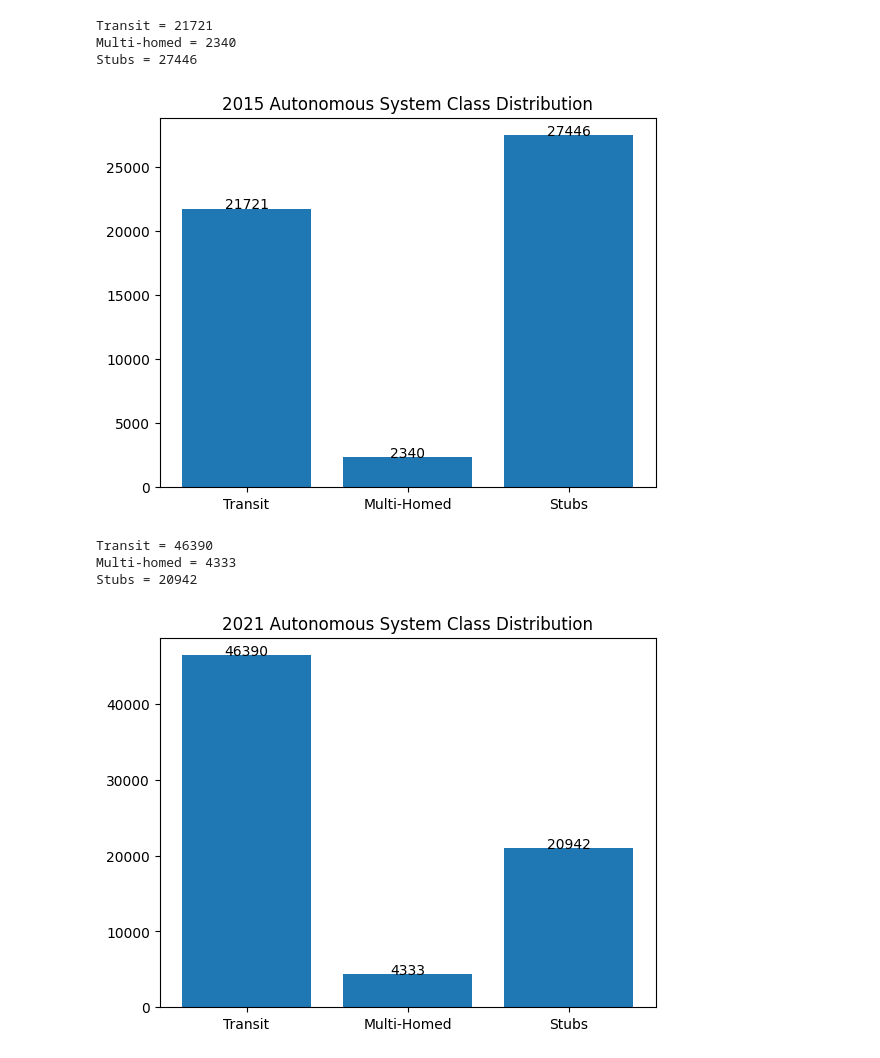
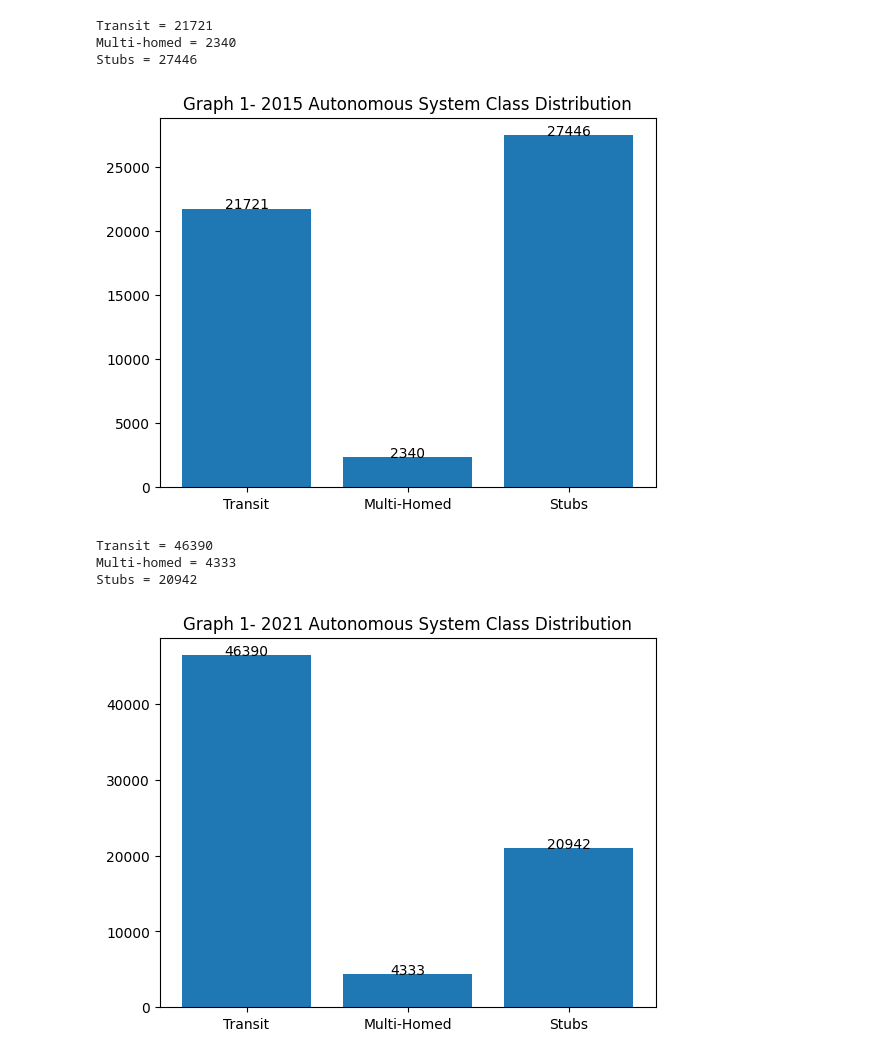
Before and after one commit to RinehartRacing/ece478Project2, a Jupyter notebook: as_classification.ipynb, the cells around one changed output. Cells and saved outputs as stored; diff of their text form; code cells hidden in the pictures.

```diff
--- a/as_classification.ipynb
+++ b/as_classification.ipynb
@@ -3,35 +3,35 @@ import matplotlib.pyplot as plt
 fopen = open("20150801.as2types.txt", encoding="utf-8")
 transit = 0
 multihomed = 0
 stubs = 0
 for line in fopen:
     if line[0] != "#":
         line_split = line.split("|")
         as_class = line_split[2].strip("\n")
         if as_class == "Transit/Access":
             transit += 1
         elif as_class == "Enterpise":
             stubs += 1
         elif as_class == "Content":
             multihomed += 1
         else:
             print(f"Error with line {as_class}")
 
 print(f"Transit = {transit}")
 print(f"Multi-homed = {multihomed}")
 print(f"Stubs = {stubs}")
 x_ticks = ["Transit", "Multi-Homed", "Stubs"]
 y_data = [transit, multihomed, stubs]
 plt.bar(x_ticks, y_data)
 for i in range(len(x_ticks)):
     plt.text(i, y_data[i], y_data[i], ha="center")
-plt.title("2015 Autonomous System Class Distribution")
+plt.title("Graph 1- 2015 Autonomous System Class Distribution")
 plt.show()
 # %% [output]
 Transit = 21721
 Multi-homed = 2340
 Stubs = 27446
-[figure, old version]
+[figure, new version]
 # %%
 import matplotlib.pyplot as plt
 fopen = open("20210401.as2types.txt", encoding="utf-8")
@@ -59,10 +59,10 @@ y_data = [transit, multihomed, stubs]
 plt.bar(x_ticks, y_data)
 for i in range(len(x_ticks)):
     plt.text(i, y_data[i], y_data[i], ha="center")
-plt.title("2021 Autonomous System Class Distribution")
+plt.title("Graph 1- 2021 Autonomous System Class Distribution")
 plt.show()
 # %% [output]
 Transit = 46390
 Multi-homed = 4333
 Stubs = 20942
-[figure, old version]
+[figure, new version]
```
Also changed, not shown: 5 other files.
